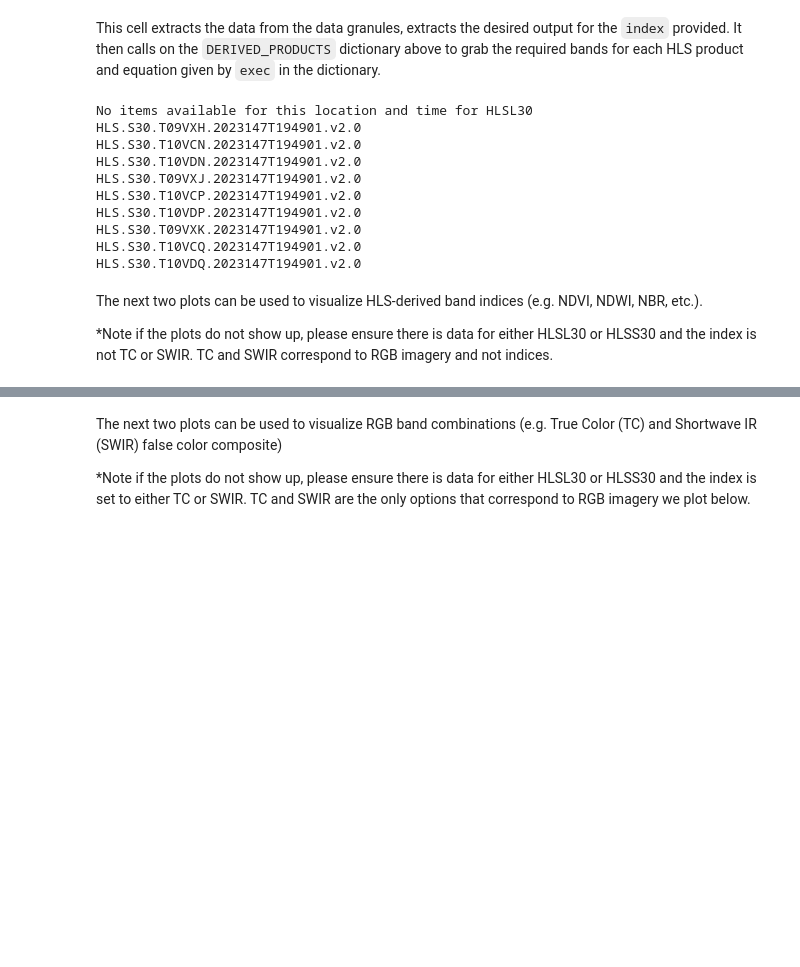
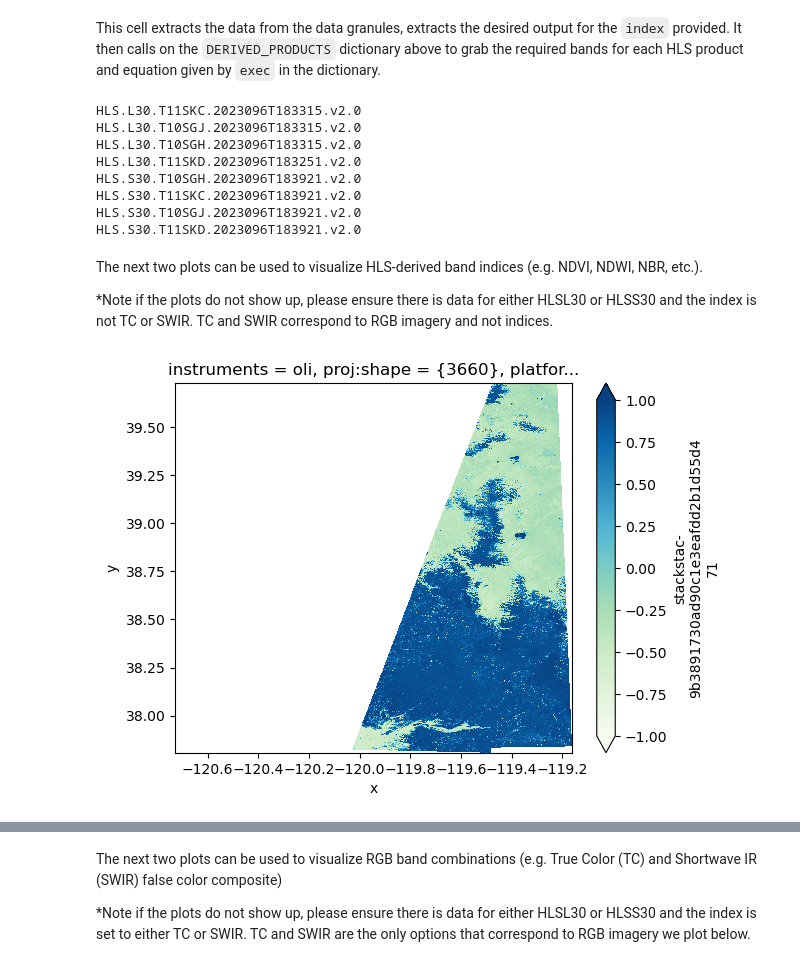
Before and after one commit to NASA-IMPACT/summer-school-2023, a Jupyter notebook: chapter-2/hls_applications_example.ipynb, the cells around one changed output, grey strips where cells are left out. Cells and saved outputs as stored; diff of their text form; code cells hidden in the pictures; blank space fills up the shorter version.

```diff
--- a/chapter-2/hls_applications_example.ipynb
+++ b/chapter-2/hls_applications_example.ipynb
@@ -61,8 +61,8 @@ EVENT_DETAILS = {
         'center_lon': -120.0,
         'center_lat': 39.1,
         'default_zoom': 9,
-        'start_date': '2023-04-04T00:00:00Z',
-        'end_date': '2023-04-04T23:59:59Z'
+        'start_date': '2023-04-06T00:00:00Z',
+        'end_date': '2023-04-06T23:59:59Z'
     },
     'alberta_fire': {
         'center_lon': -124.2,
@@ -77,0 +78,3 @@ Initialize map with one of the canned examples listed above. If you would like e
+# %%
+event = 'lake_tahoe_snow'
+event_details = EVENT_DETAILS[event]
@@ -78,6 +83,4 @@ Initialize map with one of the canned examples listed above. If you would like e
 # %%
-event = 'alberta_fire'
-event_details = EVENT_DETAILS[event]
 map = leafmap.Map(center=(event_details['center_lat'],event_details['center_lon']), zoom=event_details['default_zoom'],
                 draw_control=True, measure_control=False, fullscreen_control=False, attribution_control=True)
 
@@ -341,20 +344,18 @@ def calculate_index(event, index, hls_products):
 
 
 # Calculate derived index for the selected location and date
-index = 'SWIR' # TC/SWIR for RGB combination
+index = 'NDSI' # TC/SWIR for RGB combination
 hls_products = ['HLSL30','HLSS30']
 index_array = calculate_index(event, index, hls_products)
 # %% [output]
-No items available for this location and time for HLSL30
-HLS.S30.T09VXH.2023147T194901.v2.0
-HLS.S30.T10VCN.2023147T194901.v2.0
-HLS.S30.T10VDN.2023147T194901.v2.0
-HLS.S30.T09VXJ.2023147T194901.v2.0
-HLS.S30.T10VCP.2023147T194901.v2.0
-HLS.S30.T10VDP.2023147T194901.v2.0
-HLS.S30.T09VXK.2023147T194901.v2.0
-HLS.S30.T10VCQ.2023147T194901.v2.0
-HLS.S30.T10VDQ.2023147T194901.v2.0
+HLS.L30.T11SKC.2023096T183315.v2.0
+HLS.L30.T10SGJ.2023096T183315.v2.0
+HLS.L30.T10SGH.2023096T183315.v2.0
+HLS.L30.T11SKD.2023096T183251.v2.0
+HLS.S30.T10SGH.2023096T183921.v2.0
+HLS.S30.T11SKC.2023096T183921.v2.0
+HLS.S30.T10SGJ.2023096T183921.v2.0
+HLS.S30.T11SKD.2023096T183921.v2.0
 # %% [markdown]
 The next two plots can be used to visualize HLS-derived band indices (e.g. NDVI, NDWI, NBR, etc.).
 
@@ -362,7 +363,9 @@ The next two plots can be used to visualize HLS-derived band indices (e.g. NDVI,
 # %%
 # Visually see the derived index using L30 for selected location, and date.
 if "HLSL30" in index_array.keys() and index not in ["TC", "SWIR"]:
-    index_array["HLSL30"].plot(vmin=0, vmax=1, cmap="RdYlGn")
+    index_array["HLSL30"].plot(vmin=-1, vmax=1, cmap="GnBu")
+# %% [output]
+[figure, added]
 # %%
 # Visually see the derived index using S30 for selected location, and date.
 if "HLSS30" in index_array.keys() and index not in ["TC", "SWIR"]:
```
Also changed, not shown: parts of 6 cells of this notebook.
